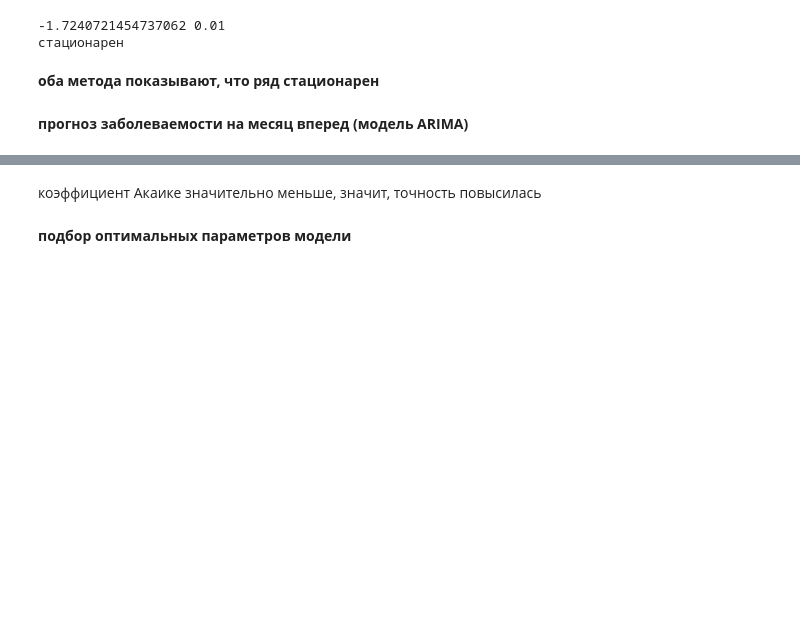
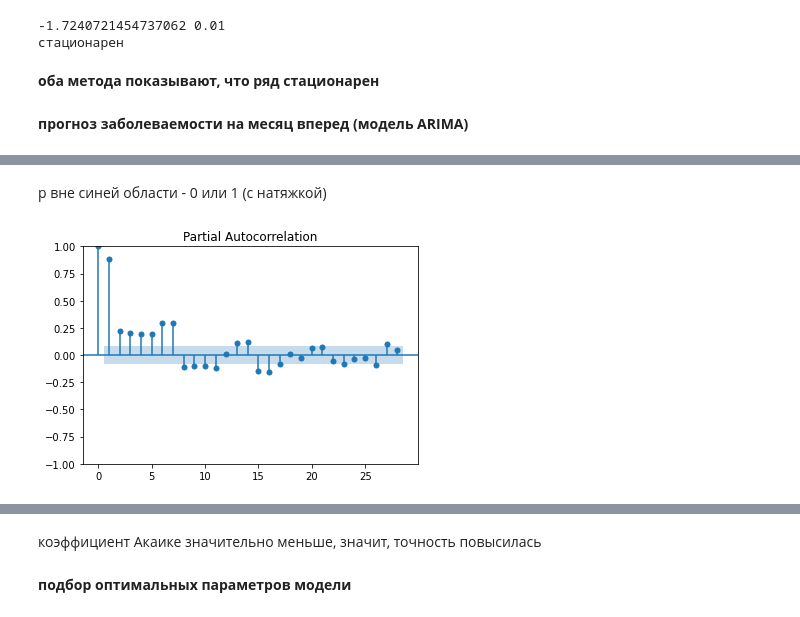
Before and after one commit to vorobevamv/brunoyam_dz, a Jupyter notebook: dz_09.ipynb, the cells around one changed output, grey strips where cells are left out. Saved outputs shown, nothing was run; the diff lists cells and outputs as text; code cells hidden in the pictures; blank space fills up the shorter version.

```diff
--- a/dz_09.ipynb
+++ b/dz_09.ipynb
@@ -95,0 +105,7 @@ else:
+# %% [markdown]
+p вне синей области - 0 или 1 (с натяжкой)
+# %%
+#параметр q
+plot_pacf(df_Fin).show()
+# %% [output]
+[figure, added]
```
Also changed, not shown: parts of 15 cells of this notebook, 1 other file.
